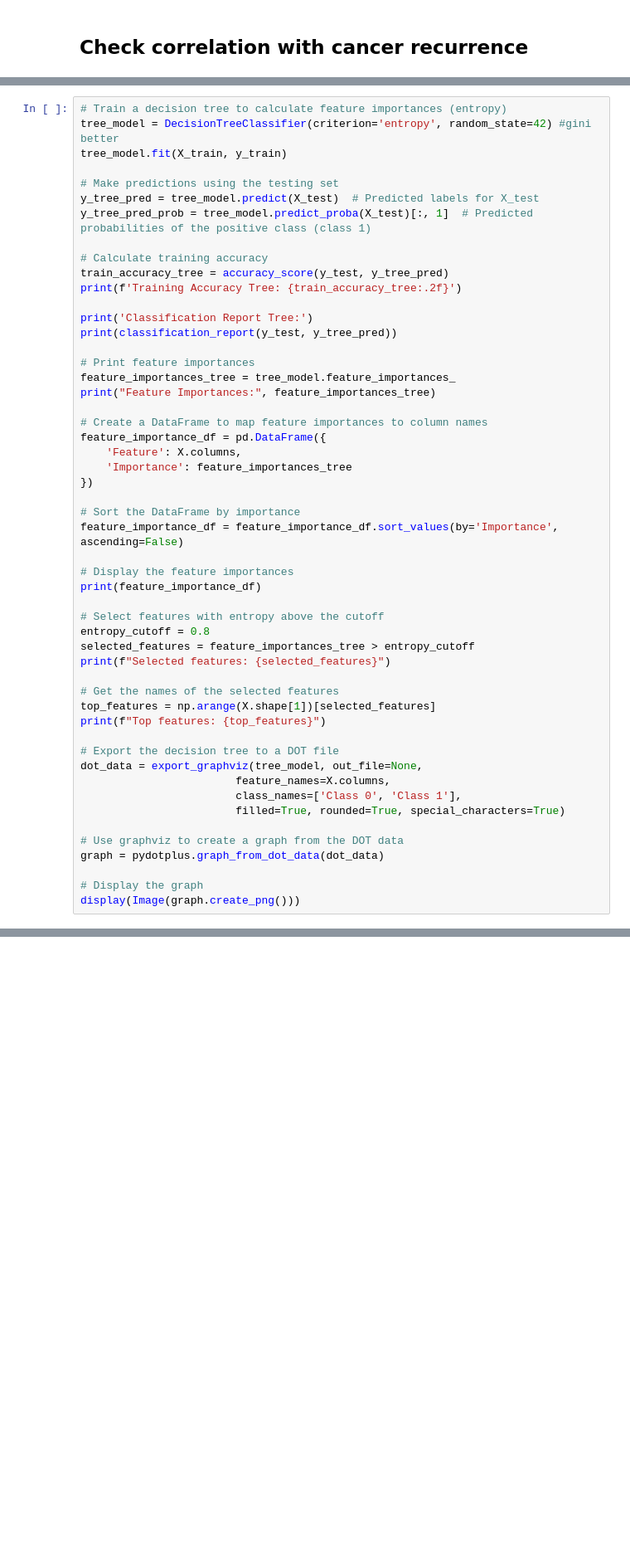
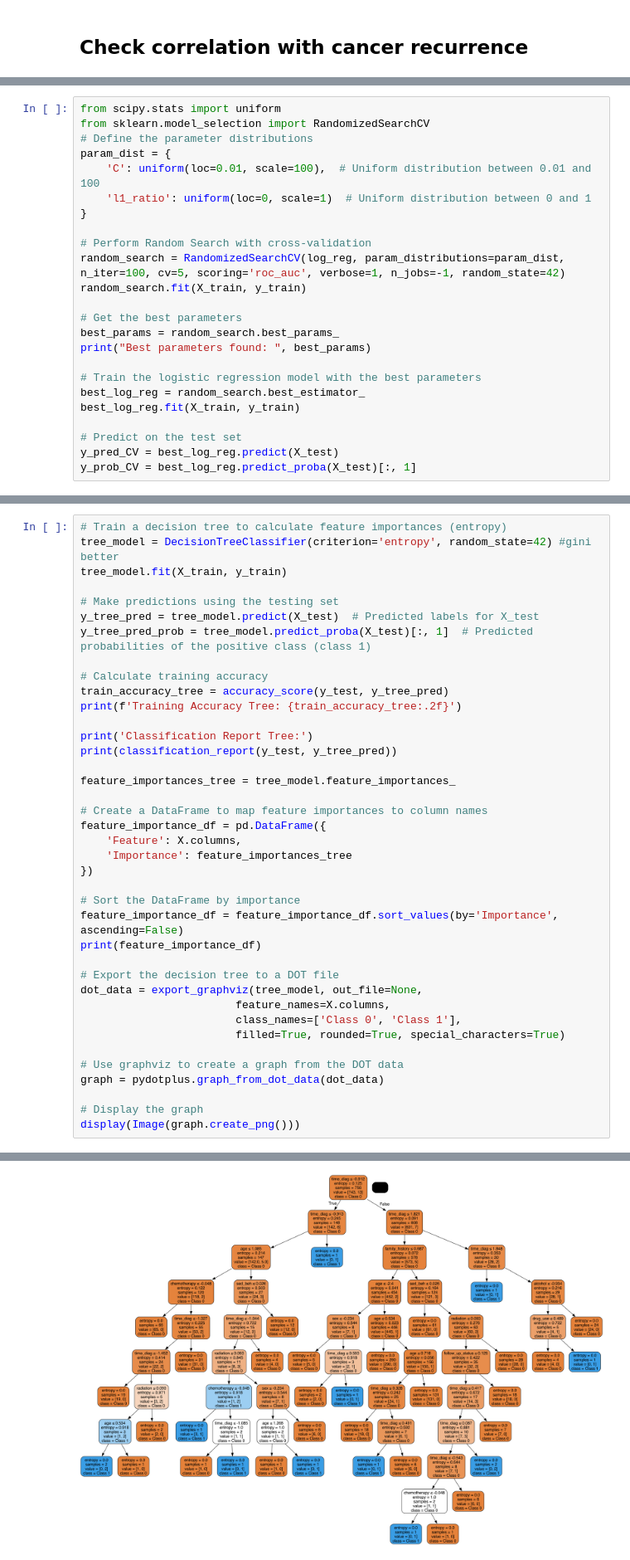
Before and after one commit to MaastrichtU-CDS/AYA-synthetic-modelling, a Jupyter notebook: Workbook - Accelerated Aging.ipynb, the cells around one changed output, grey strips where cells are left out. Shown at 83% size. Drawn from its saved outputs; the diff is of its cells as text; blank space fills up the shorter version.

```diff
--- a/Workbook - Accelerated Aging.ipynb
+++ b/Workbook - Accelerated Aging.ipynb
@@ -244,0 +477,24 @@ print(coef_odds_sorted)
+# %%
+from scipy.stats import uniform
+from sklearn.model_selection import RandomizedSearchCV
+# Define the parameter distributions
+param_dist = {
+    'C': uniform(loc=0.01, scale=100),  # Uniform distribution between 0.01 and 100
+    'l1_ratio': uniform(loc=0, scale=1)  # Uniform distribution between 0 and 1
+}
+
+# Perform Random Search with cross-validation
+random_search = RandomizedSearchCV(log_reg, param_distributions=param_dist, n_iter=100, cv=5, scoring='roc_auc', verbose=1, n_jobs=-1, random_state=42)
+random_search.fit(X_train, y_train)
+
+# Get the best parameters
+best_params = random_search.best_params_
+print("Best parameters found: ", best_params)
+
+# Train the logistic regression model with the best parameters
+best_log_reg = random_search.best_estimator_
+best_log_reg.fit(X_train, y_train)
+
+# Predict on the test set
+y_pred_CV = best_log_reg.predict(X_test)
+y_prob_CV = best_log_reg.predict_proba(X_test)[:, 1]
@@ -260,9 +618,7 @@ print(f'Training Accuracy Tree: {train_accuracy_tree:.2f}')
 print('Classification Report Tree:')
 print(classification_report(y_test, y_tree_pred))
 
-# Print feature importances
 feature_importances_tree = tree_model.feature_importances_
-print("Feature Importances:", feature_importances_tree)
 
 # Create a DataFrame to map feature importances to column names
 feature_importance_df = pd.DataFrame({
@@ -272,18 +628,7 @@ feature_importance_df = pd.DataFrame({
 
 # Sort the DataFrame by importance
 feature_importance_df = feature_importance_df.sort_values(by='Importance', ascending=False)
-
-# Display the feature importances
 print(feature_importance_df)
-
-# Select features with entropy above the cutoff
-entropy_cutoff = 0.8
-selected_features = feature_importances_tree > entropy_cutoff
-print(f"Selected features: {selected_features}")
-
-# Get the names of the selected features
-top_features = np.arange(X.shape[1])[selected_features]
-print(f"Top features: {top_features}")
 
 # Export the decision tree to a DOT file
 dot_data = export_graphviz(tree_model, out_file=None,
@@ -296,3 +641,4 @@ graph = pydotplus.graph_from_dot_data(dot_data)
 
 # Display the graph
 display(Image(graph.create_png()))
+# %% [output]
@@ -298,0 +662 @@ display(Image(graph.create_png()))
+[figure, added]
```
Also changed, not shown: parts of 39 cells of this notebook.
